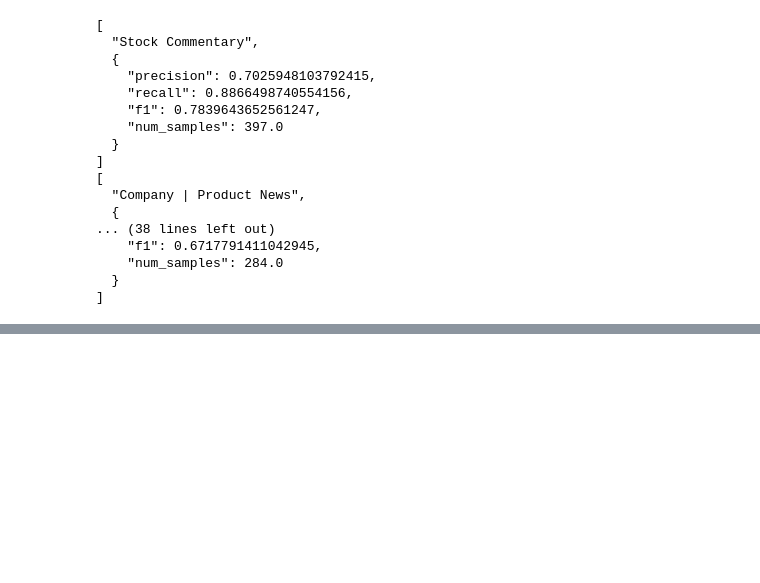
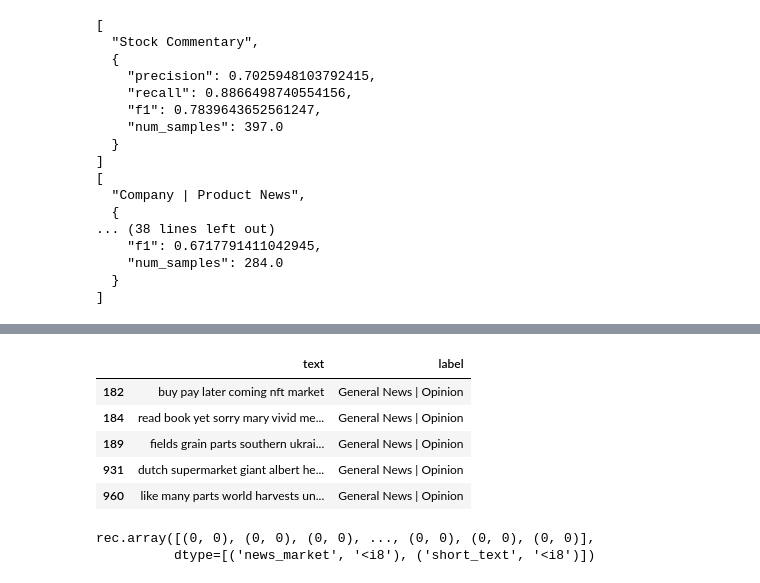
Before and after one commit to AymSa/mlops-tweet-finance, a Jupyter notebook: notebooks/FinBirdAI.ipynb, the cells around one changed output, grey strips where cells are left out. Cells and saved outputs as stored; diff of their text form; code cells hidden in the pictures; blank space fills up the shorter version.

```diff
--- a/notebooks/FinBirdAI.ipynb
+++ b/notebooks/FinBirdAI.ipynb
@@ -1191,0 +1371,27 @@ for item in sorted_tags_by_f1.items():
+# %%
+@slicing_function()
+def news_market(x):
+    "General News | Opinion tweets about market."""
+    news_tweet = "General News | Opinion" in x.label
+    president_tweet = "market" in x.text
+    return (news_tweet and president_tweet)
+
+news_market_df = slice_dataframe(test_df, news_market)
+# %%
+news_market_df.head()
+# %% [output]
+|  | text | label |
+| 182 | buy pay later coming nft market | General News | Opinion |
+| 184 | read book yet sorry mary vivid me... | General News | Opinion |
+| 189 | fields grain parts southern ukrai... | General News | Opinion |
+| 931 | dutch supermarket giant albert he... | General News | Opinion |
+| 960 | like many parts world harvests un... | General News | Opinion |
+# %%
+# Slices
+slicing_functions = [news_market, short_text]
+applier = PandasSFApplier(slicing_functions)
+slices = applier.apply(test_df)
+slices
+# %% [output]
+rec.array([(0, 0), (0, 0), (0, 0), ..., (0, 0), (0, 0), (0, 0)],
+          dtype=[('news_market', '<i8'), ('short_text', '<i8')])
```
Also changed, not shown: parts of 32 cells of this notebook, 1 other file.
